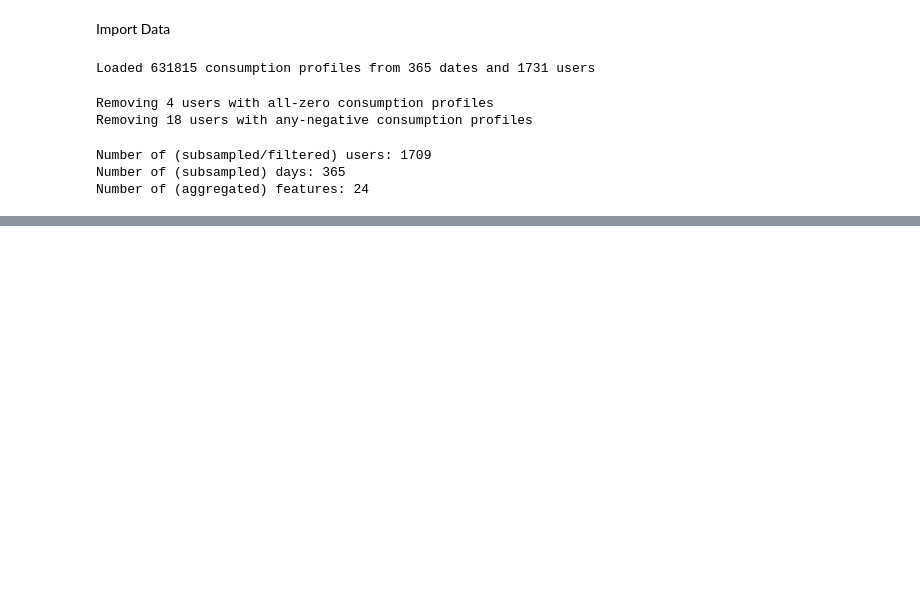
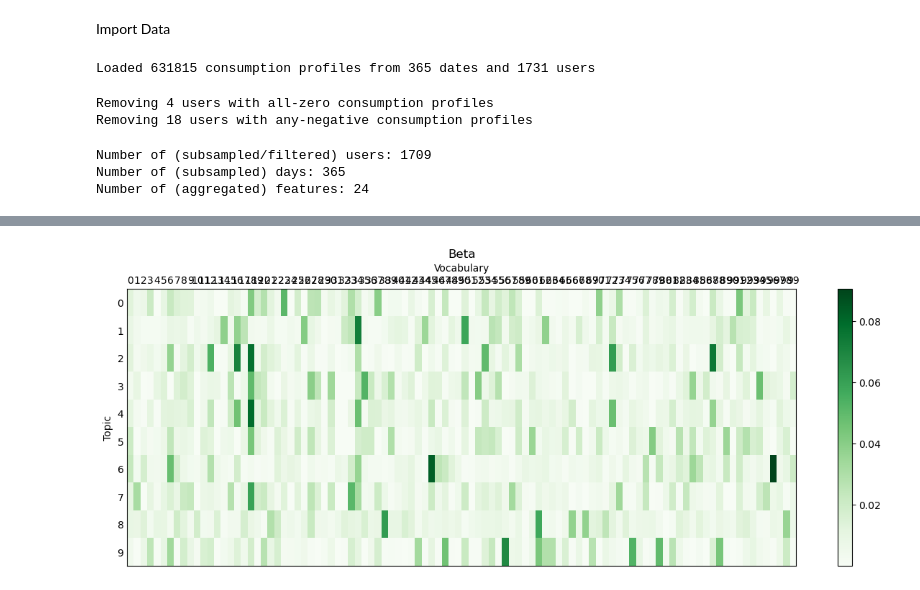
Before and after one commit to kabolat/behavio-temporal-vae, a Jupyter notebook: notebooks/neural-ilda_deneme.ipynb, the cells around one changed output, grey strips where cells are left out. Saved outputs shown, nothing was run; the diff lists cells and outputs as text; code cells hidden in the pictures; blank space fills up the shorter version.

```diff
--- a/notebooks/neural-ilda_deneme.ipynb
+++ b/notebooks/neural-ilda_deneme.ipynb
@@ -239,0 +267,2 @@ inputs = corpus/corp_mean
+# %%
+Beta = model.decoder.beta_unnorm.detach().softmax(dim=-1)
@@ -239,0 +272,15 @@ inputs = corpus/corp_mean
+# %%
+fig, ax = plt.subplots(figsize=(15,5))
+im = ax.imshow(Beta, aspect='auto', cmap='Greens', interpolation='none')
+ax.set_title(f'Beta')
+ax.set_ylabel('Topic')
+ax.set_xlabel('Vocabulary')
+ax.set_yticks(np.arange(num_topics))
+ax.set_xticks(np.arange(dict_size))
+ax.tick_params(axis=u'both', which=u'both',length=0)
+ax.xaxis.tick_top()
+ax.xaxis.set_label_position('top')
+fig.colorbar(im, ax=ax)
+plt.show()
+# %% [output]
+[figure, added]
```
Also changed, not shown: parts of 34 cells of this notebook.
